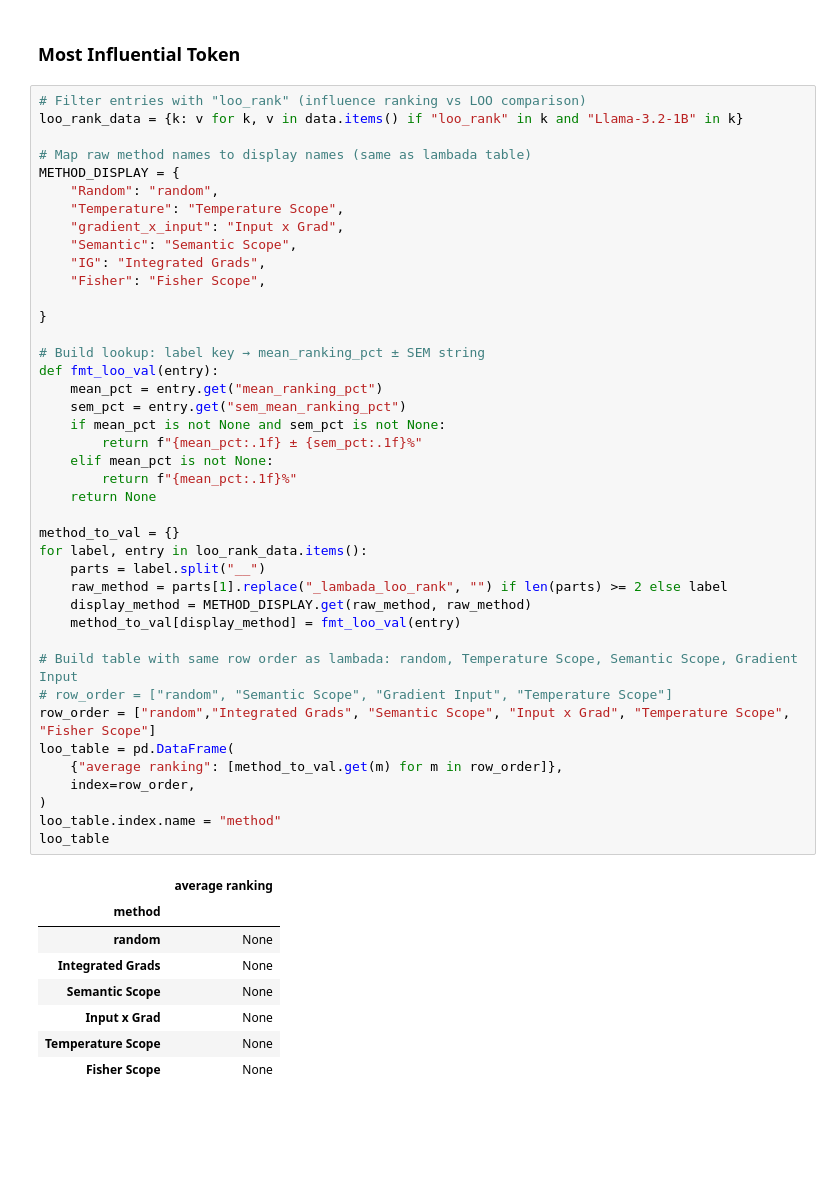
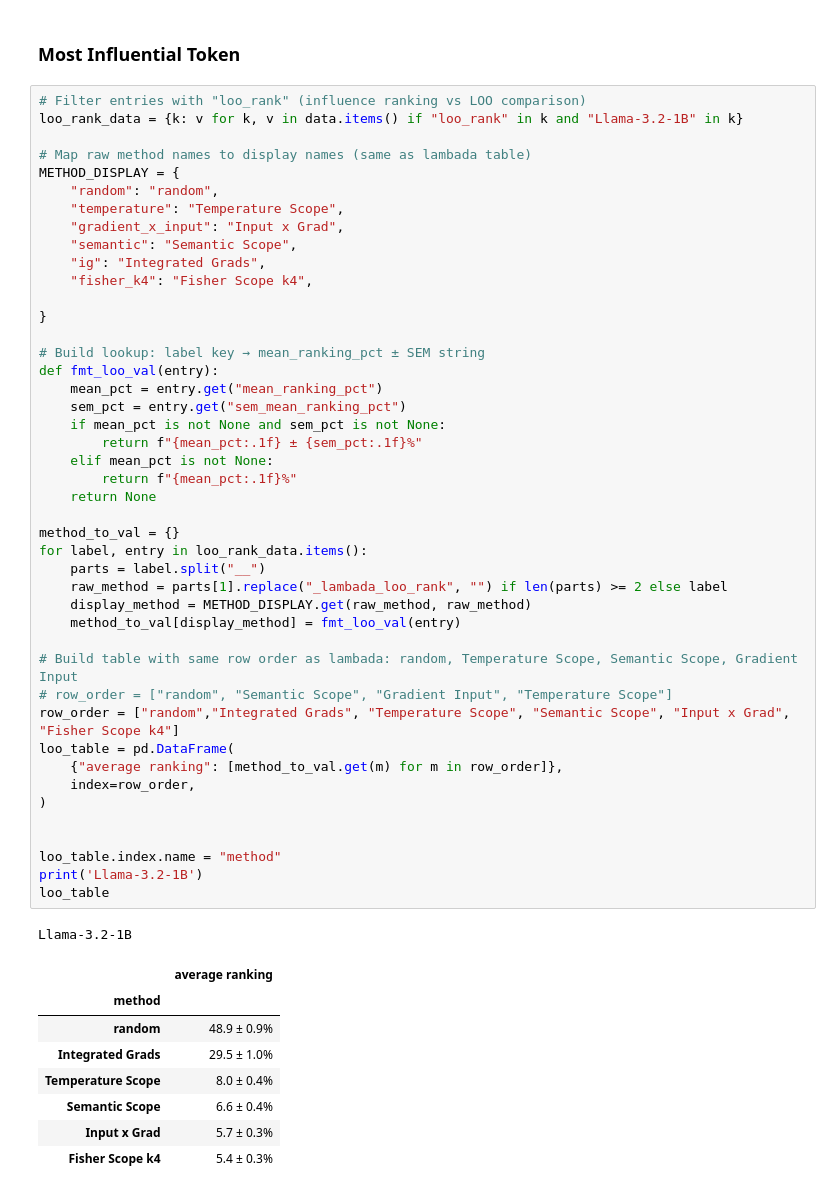
Before and after one commit to AntonioLiu97/JacobianScopes, a Jupyter notebook: Benchmarks/benchmark_plotter.ipynb, the cells around one changed output. Saved outputs shown, nothing was run; the diff lists cells and outputs as text; blank space fills up the shorter version.

```diff
--- a/Benchmarks/benchmark_plotter.ipynb
+++ b/Benchmarks/benchmark_plotter.ipynb
@@ -226,48 +232,52 @@ loo_rank_data = {k: v for k, v in data.items() if "loo_rank" in k and "Llama-3.2
 
 # Map raw method names to display names (same as lambada table)
 METHOD_DISPLAY = {
-    "Random": "random",
-    "Temperature": "Temperature Scope",
+    "random": "random",
+    "temperature": "Temperature Scope",
     "gradient_x_input": "Input x Grad",
-    "Semantic": "Semantic Scope",
-    "IG": "Integrated Grads",
-    "Fisher": "Fisher Scope",
+    "semantic": "Semantic Scope",
+    "ig": "Integrated Grads",
+    "fisher_k4": "Fisher Scope k4",
 
 }
 
 # Build lookup: label key → mean_ranking_pct ± SEM string
 def fmt_loo_val(entry):
     mean_pct = entry.get("mean_ranking_pct")
     sem_pct = entry.get("sem_mean_ranking_pct")
     if mean_pct is not None and sem_pct is not None:
         return f"{mean_pct:.1f} ± {sem_pct:.1f}%"
     elif mean_pct is not None:
         return f"{mean_pct:.1f}%"
     return None
 
 method_to_val = {}
 for label, entry in loo_rank_data.items():
     parts = label.split("__")
     raw_method = parts[1].replace("_lambada_loo_rank", "") if len(parts) >= 2 else label
     display_method = METHOD_DISPLAY.get(raw_method, raw_method)
     method_to_val[display_method] = fmt_loo_val(entry)
 
 # Build table with same row order as lambada: random, Temperature Scope, Semantic Scope, Gradient Input
 # row_order = ["random", "Semantic Scope", "Gradient Input", "Temperature Scope"]
-row_order = ["random","Integrated Grads", "Semantic Scope", "Input x Grad", "Temperature Scope", "Fisher Scope"]
+row_order = ["random","Integrated Grads", "Temperature Scope", "Semantic Scope", "Input x Grad", "Fisher Scope k4"]
 loo_table = pd.DataFrame(
     {"average ranking": [method_to_val.get(m) for m in row_order]},
     index=row_order,
 )
+
+
 loo_table.index.name = "method"
+print('Llama-3.2-1B')
 loo_table
 # %% [output]
+Llama-3.2-1B
 |  | average ranking |
 | method |  |
-| random | None |
-| Integrated Grads | None |
-| Semantic Scope | None |
-| Input x Grad | None |
-| Temperature Scope | None |
-| Fisher Scope | None |
+| random | 48.9 ± 0.9% |
+| Integrated Grads | 29.5 ± 1.0% |
+| Temperature Scope | 8.0 ± 0.4% |
+| Semantic Scope | 6.6 ± 0.4% |
+| Input x Grad | 5.7 ± 0.3% |
+| Fisher Scope k4 | 5.4 ± 0.3% |
 # %%
```
Also changed, not shown: parts of 6 cells of this notebook, 16 other files.
